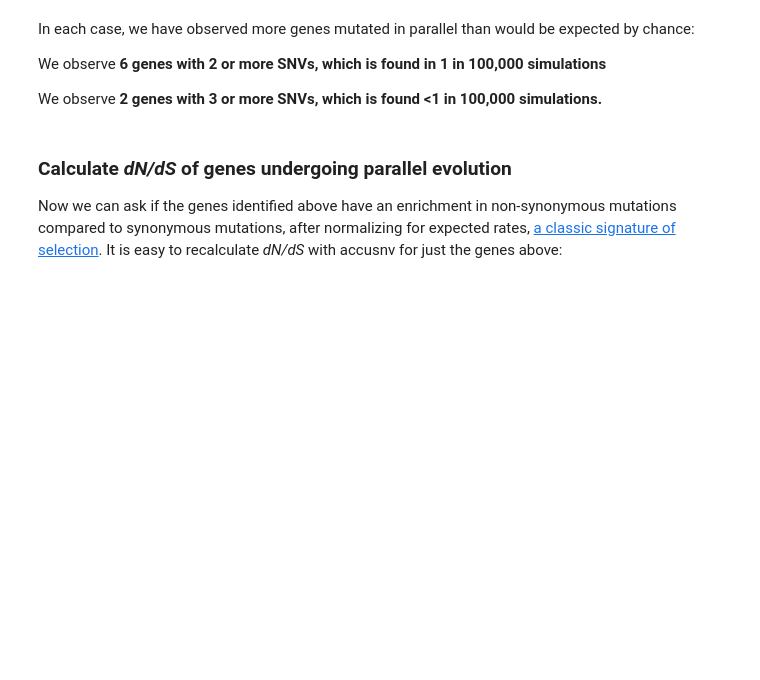
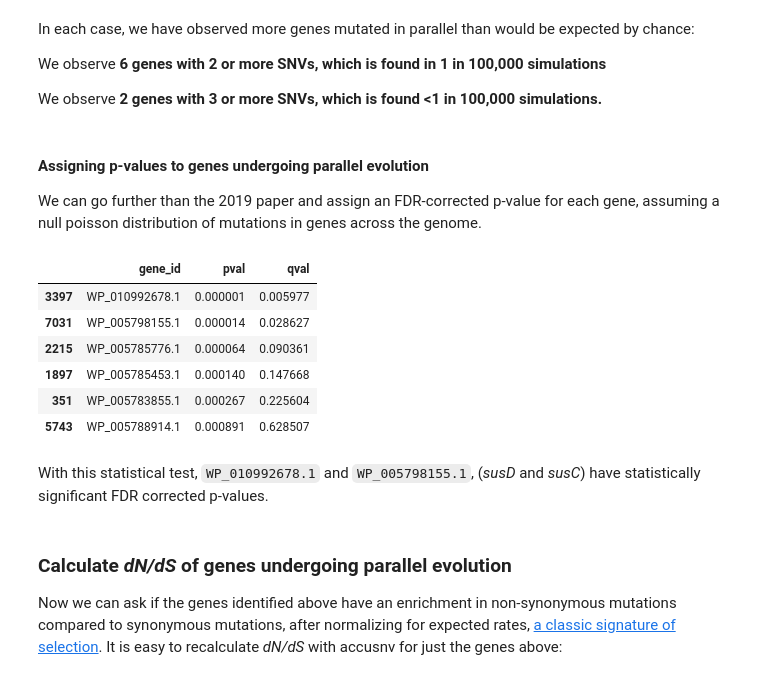
Before and after one commit to alexcritschristoph/AccuSNV, a Jupyter notebook: docs/tutorial/ZhaoLieberman2019_Analysis.ipynb, the cells around one changed output. Cells and saved outputs as stored; diff of their text form; code cells hidden in the pictures; blank space fills up the shorter version.

```diff
--- a/docs/tutorial/ZhaoLieberman2019_Analysis.ipynb
+++ b/docs/tutorial/ZhaoLieberman2019_Analysis.ipynb
@@ -214,6 +210,35 @@ In each case, we have observed more genes mutated in parallel than would be expe
 We observe **6 genes with 2 or more SNVs, which is found in 1 in 100,000 simulations**
 
 We observe **2 genes with 3 or more SNVs, which is found <1 in 100,000 simulations.**
+# %% [markdown]
+#### Assigning p-values to genes undergoing parallel evolution
+
+We can go further than the 2019 paper and assign an FDR-corrected p-value for each gene, assuming a null poisson distribution of mutations in genes across the genome.
+# %%
+from scipy import stats
+from statsmodels.stats.multitest import multipletests
+
+# expected hits per gene under neutrality
+lam = snvs.shape[0] * genes.gene_probabilities          # mutation_rate * genes.gene_length
+
+# upper-tail p-value: P(X >= observed)
+genes['pval'] = stats.poisson.sf(genes.gene_id.map(pd.Series(snvs.protein_id).value_counts()).fillna(0) - 1, lam)
+
+# Benjamini-Hochberg FDR
+genes['qval'] = multipletests(genes.pval, method='fdr_bh')[1]
+
+parallel_genes_pvals = genes[genes.qval < 1].sort_values('qval')
+parallel_genes_pvals[['gene_id', 'pval', 'qval']]
+# %% [output]
+|  | gene_id | pval | qval |
+| 3397 | WP_010992678.1 | 0.000001 | 0.005977 |
+| 7031 | WP_005798155.1 | 0.000014 | 0.028627 |
+| 2215 | WP_005785776.1 | 0.000064 | 0.090361 |
+| 1897 | WP_005785453.1 | 0.000140 | 0.147668 |
+| 351 | WP_005783855.1 | 0.000267 | 0.225604 |
+| 5743 | WP_005788914.1 | 0.000891 | 0.628507 |
+# %% [markdown]
+With this statistical test, `WP_010992678.1` and `WP_005798155.1`, (*susD* and *susC*) have statistically significant FDR corrected p-values.
 # %% [markdown]
 ### Calculate *dN/dS* of genes undergoing parallel evolution
 
```
Also changed, not shown: parts of 8 cells of this notebook, 9 other files.
